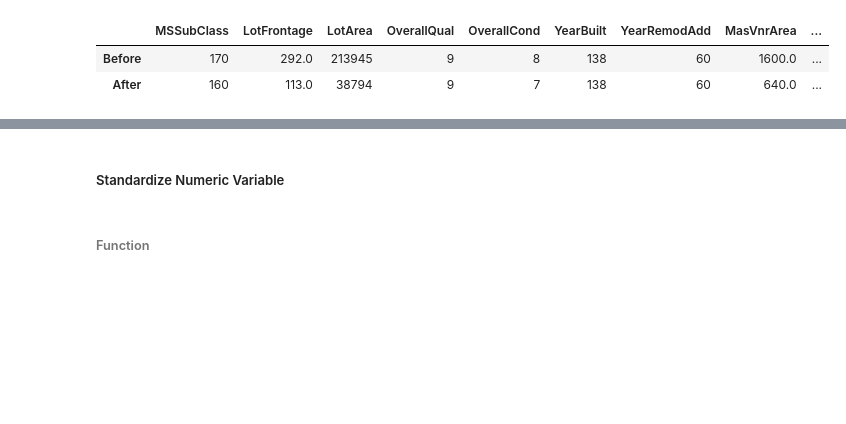
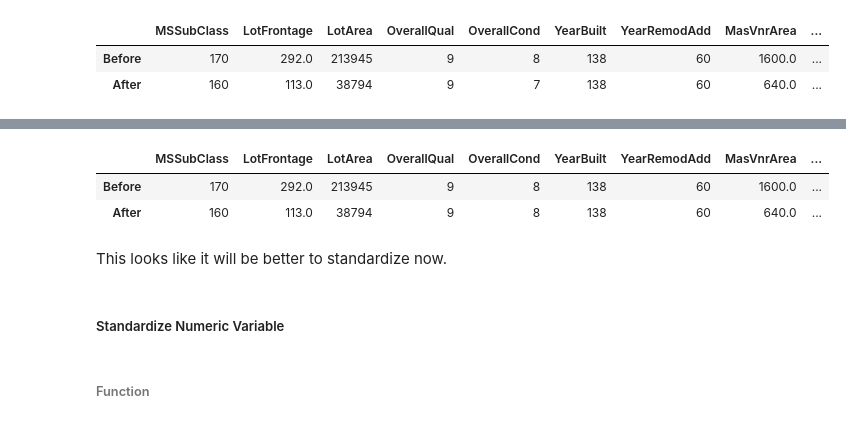
Before and after one commit to ProgrammingBishop/python, a Jupyter notebook: competitions/housing_prices.ipynb, the cells around one changed output, grey strips where cells are left out. Drawn from its saved outputs; the diff is of its cells as text; code cells hidden in the pictures; blank space fills up the shorter version.

```diff
--- a/competitions/housing_prices.ipynb
+++ b/competitions/housing_prices.ipynb
@@ -351 +389,13 @@ before_after
+# %%
+before_winsor        = before_after_winsor( train_df, numerical_indices )
+after_winsor         = before_after_winsor( after_df, numerical_indices )
+before_after         = pd.DataFrame( [before_winsor, after_winsor], index = [ "Before", "After" ] )
+before_after.columns = train_df.columns[ numerical_indices ][1:38] # 1:38 Skipped Id
+before_after
+# %% [output]
+|  | MSSubClass | LotFrontage | LotArea | OverallQual | OverallCond | YearBuilt | YearRemodAdd | MasVnrArea | ... |
+| Before | 170 | 292.0 | 213945 | 9 | 8 | 138 | 60 | 1600.0 | ... |
+| After | 160 | 113.0 | 38794 | 9 | 8 | 138 | 60 | 640.0 | ... |
+# %% [markdown]
+This looks like it will be better to standardize now.
 # %%
```
Also changed, not shown: parts of 13 cells of this notebook.
